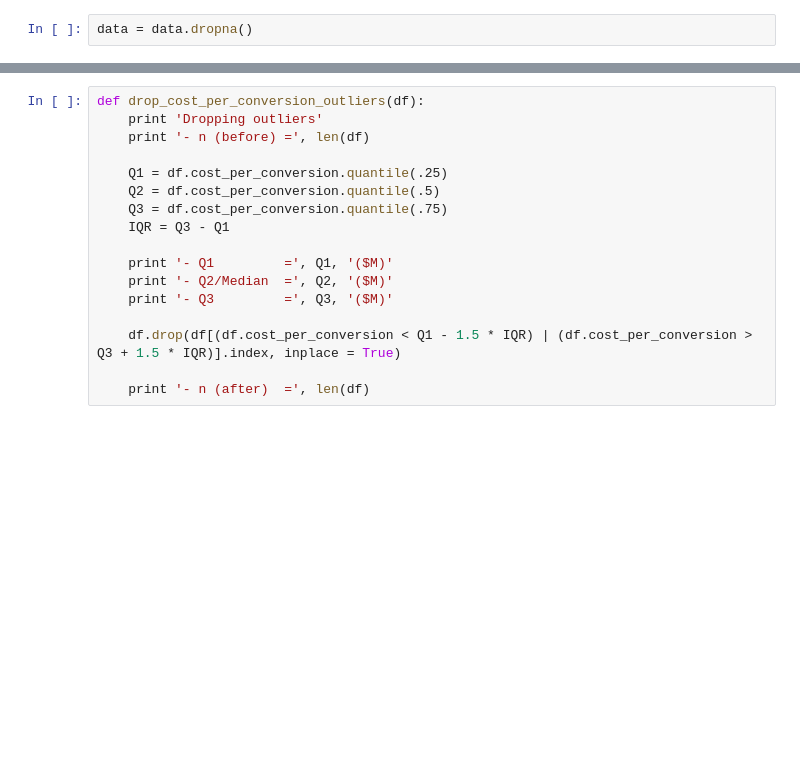
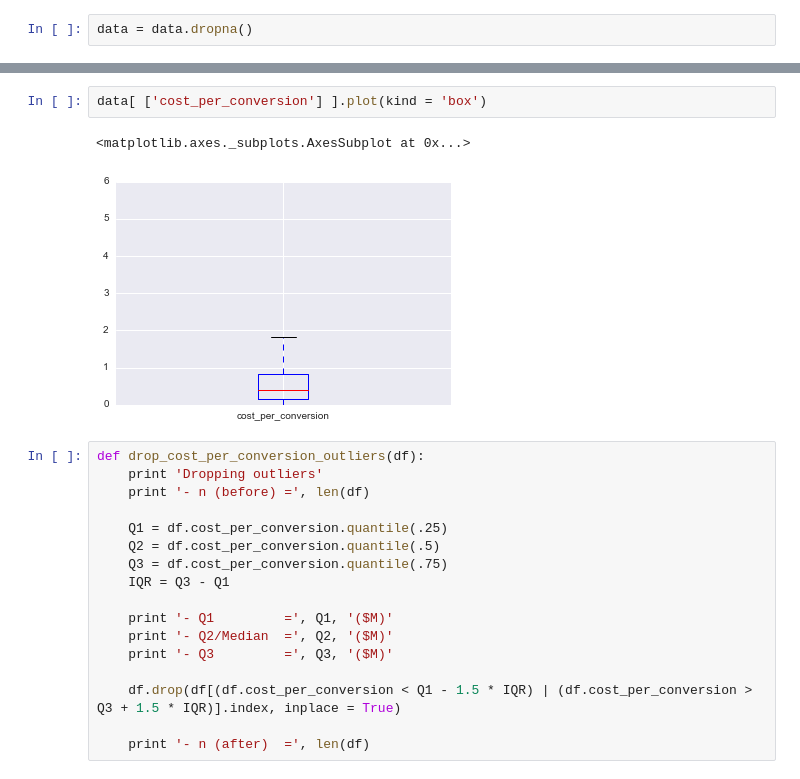
Before and after one commit to EddieFarah/GA-SF-DAT-21, a Jupyter notebook: FinalProject4/Final_Project_4.ipynb, the cells around one changed output, grey strips where cells are left out. Saved outputs shown, nothing was run; the diff lists cells and outputs as text; blank space fills up the shorter version.

```diff
--- a/FinalProject4/Final_Project_4.ipynb
+++ b/FinalProject4/Final_Project_4.ipynb
@@ -37,3 +53,8 @@ Index([u'campaign_id', u'reach', u'cpa_min', u'cpa_max', u'cpa_median',
+# %%
+data[ ['cost_per_conversion'] ].plot(kind = 'box')
+# %% [output]
+<matplotlib.axes._subplots.AxesSubplot at 0x...>
+[figure, added]
 # %%
 def drop_cost_per_conversion_outliers(df):
     print 'Dropping outliers'
```
Also changed, not shown: parts of 4 cells of this notebook.
